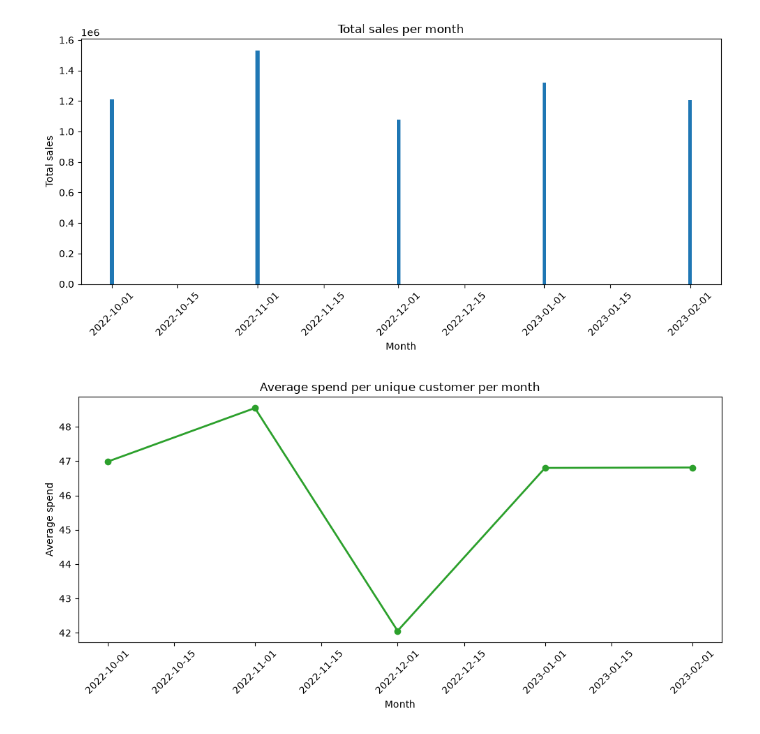
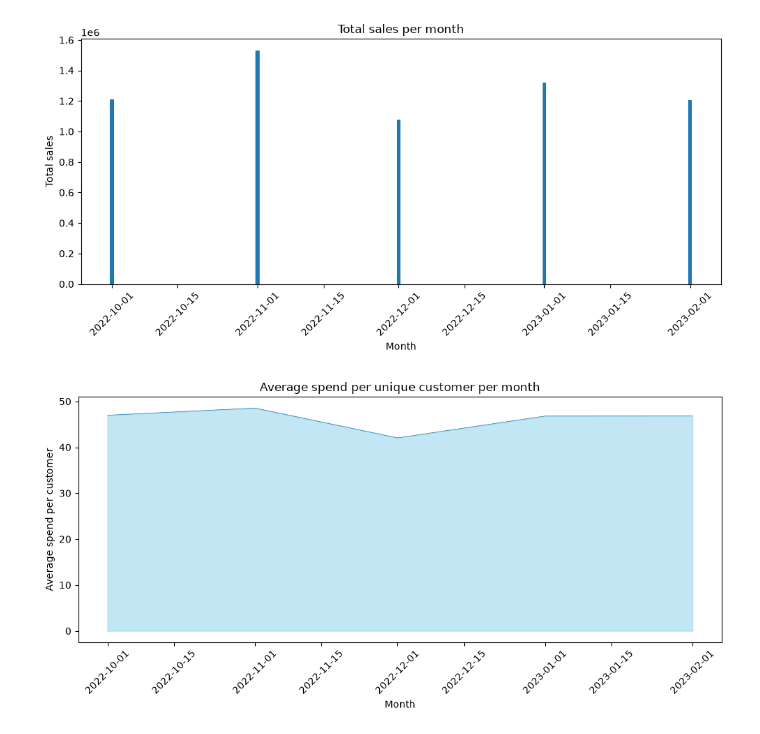
Before and after one commit to Numbersdontlie/Data-Science-Piscine, a Jupyter notebook: day3/ex01/ex01.ipynb, the cells around one changed output. Drawn from its saved outputs; the diff is of its cells as text; code cells hidden in the pictures.

Commit message:
adding an adjustment in the graphs

```diff
--- a/day3/ex01/ex01.ipynb
+++ b/day3/ex01/ex01.ipynb
@@ -111,31 +154,32 @@ plt.show()
 [figure]
 # %%
 # Graph 3: average spend per unique customer per month
+# create the dataframe with the data for the graph
 df_avg_spend = (
     df_purchase
     .with_columns(pl.col("event_time").dt.truncate("1mo").alias("month"))
     .group_by("month")
     .agg([
         pl.col("price").sum().alias("total_sales"),
         pl.col("user_id").n_unique().alias("unique_customers"),
     ])
     .with_columns((pl.col("total_sales") / pl.col("unique_customers")).alias("avg_spend_per_customer"))
     .sort("month")
 )
 
+# set the x and y values for the graph
+x = df_avg_spend["month"].to_list()
+y = df_avg_spend["avg_spend_per_customer"].to_list()
+
+# plot the graph
 plt.figure(figsize=(10, 5))
-plt.plot(
-    df_avg_spend["month"].to_list(),
-    df_avg_spend["avg_spend_per_customer"].to_list(),
-    marker="o",
-    linewidth=2,
-    color="tab:green",
-)
+plt.fill_between(x, y, color="skyblue", alpha=0.5)
+plt.plot(x, y, linewidth=0.5)
 plt.title("Average spend per unique customer per month")
 plt.xlabel("Month")
-plt.ylabel("Average spend")
+plt.ylabel("Average spend per customer")
 plt.xticks(rotation=45)
 plt.tight_layout()
 plt.show()
 # %% [output]
-[figure, old version]
+[figure, new version]
```
Also changed, not shown: parts of 5 cells of this notebook.
